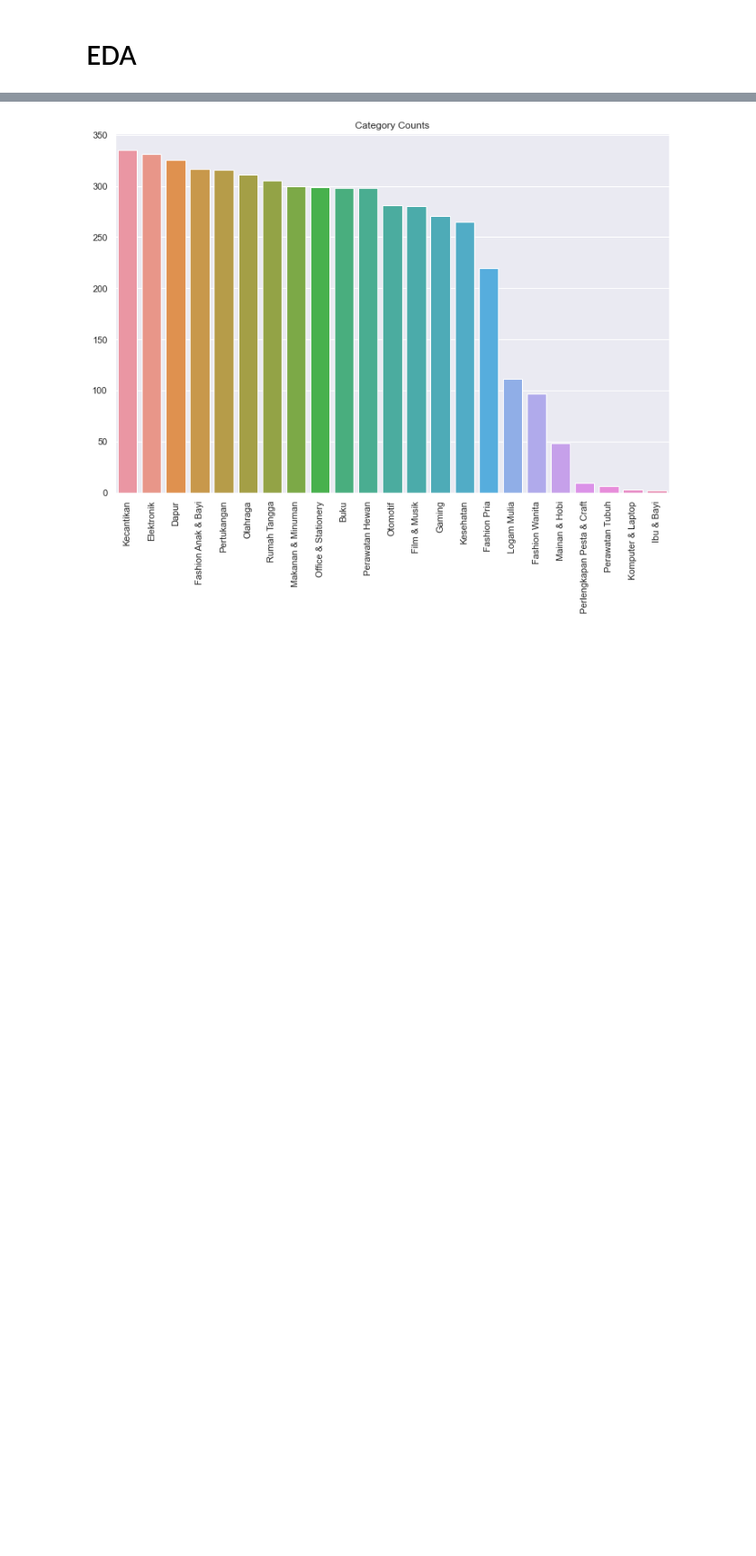
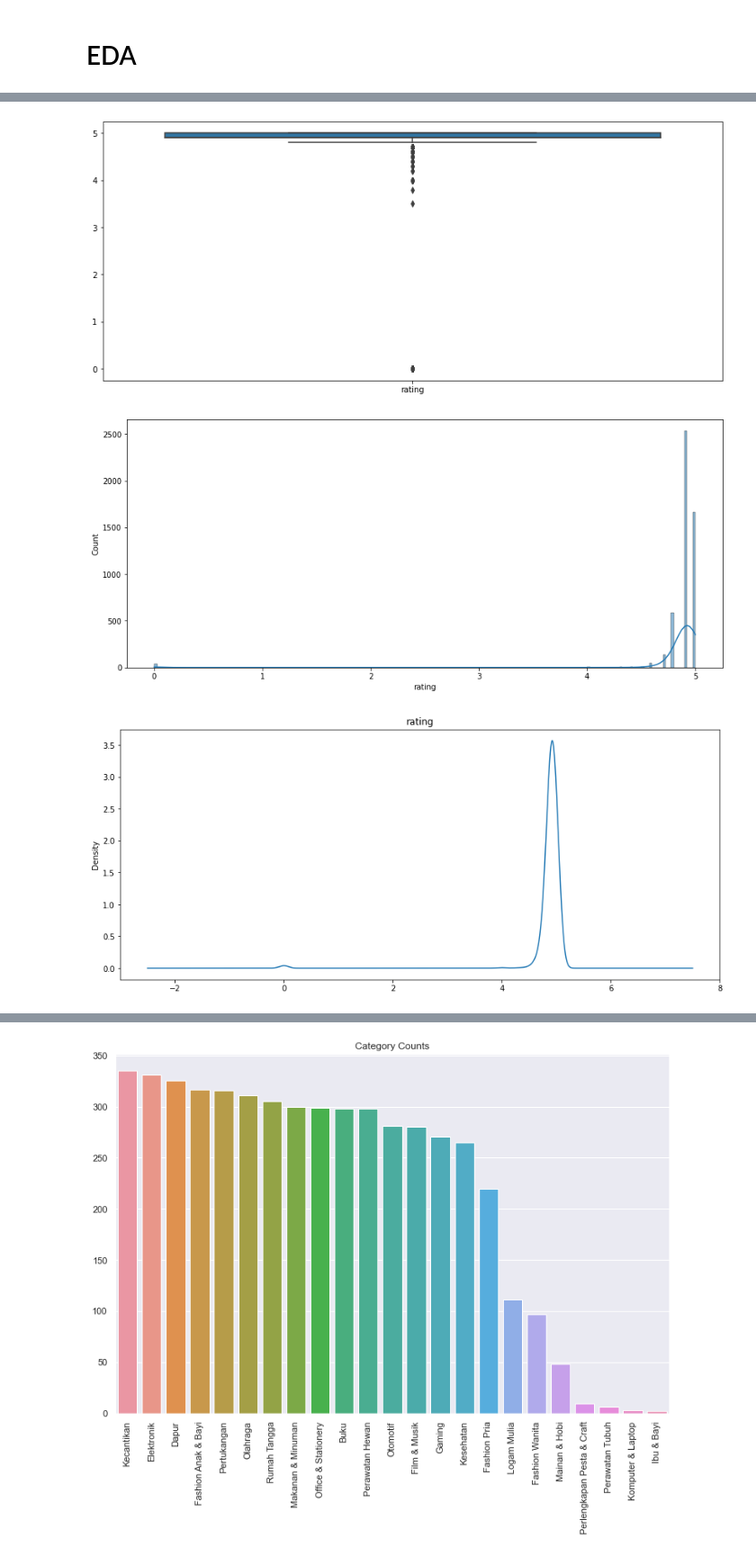
Before and after one commit to jxnhiro/tokopedia-crawler-scraper, a Jupyter notebook: tokopedia-recommender.ipynb, the cells around one changed output, grey strips where cells are left out. Shown at 90% size. Drawn from its saved outputs; the diff is of its cells as text; code cells hidden in the pictures; blank space fills up the shorter version.

```diff
--- a/tokopedia-recommender.ipynb
+++ b/tokopedia-recommender.ipynb
@@ -305,0 +450,15 @@ df_tokopedia.to_csv('df_tokopedia_clean.csv', index=False)
+# %%
+fig, ax = plt.subplots(figsize=(14, 6))
+sns.boxplot(data=df_tokopedia.loc[:,['rating']]).plot(ax=ax)
+plt.show()
+
+fig, ax = plt.subplots(figsize=(14, 6))
+sns.histplot(data=df_tokopedia, x='rating',bins=200, kde=True).plot(ax=ax)
+plt.show()
+
+df_tokopedia['rating'].plot(title='rating', kind='density', figsize=(14,6))
+plt.show()
+# %% [output]
+[figure, added]
+[figure, added]
+[figure, added]
```
Also changed, not shown: parts of 46 cells of this notebook.
